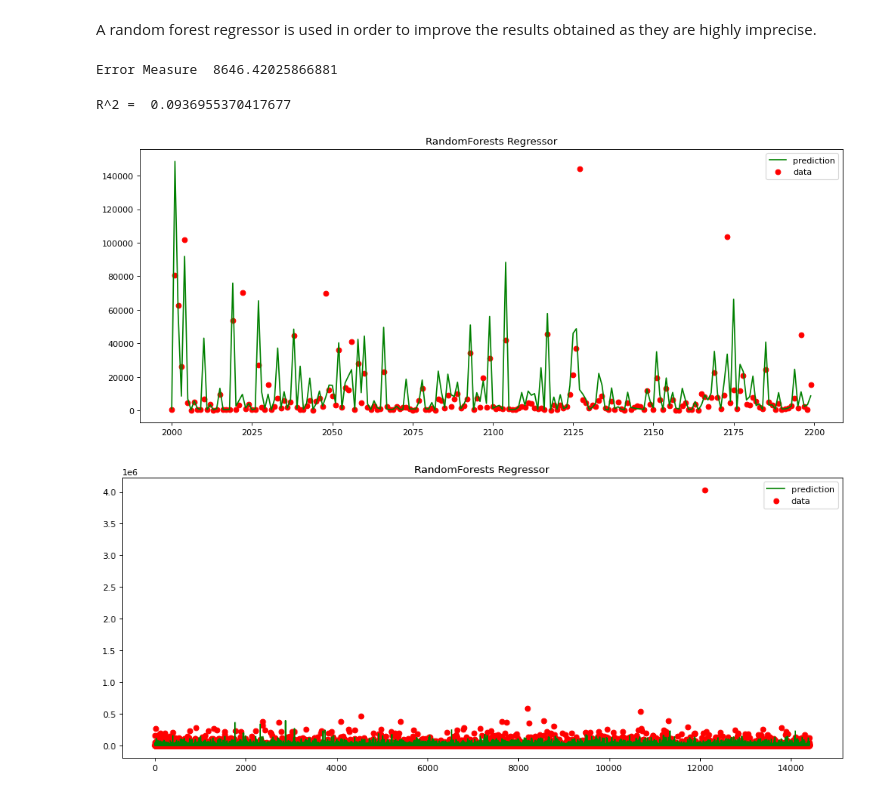
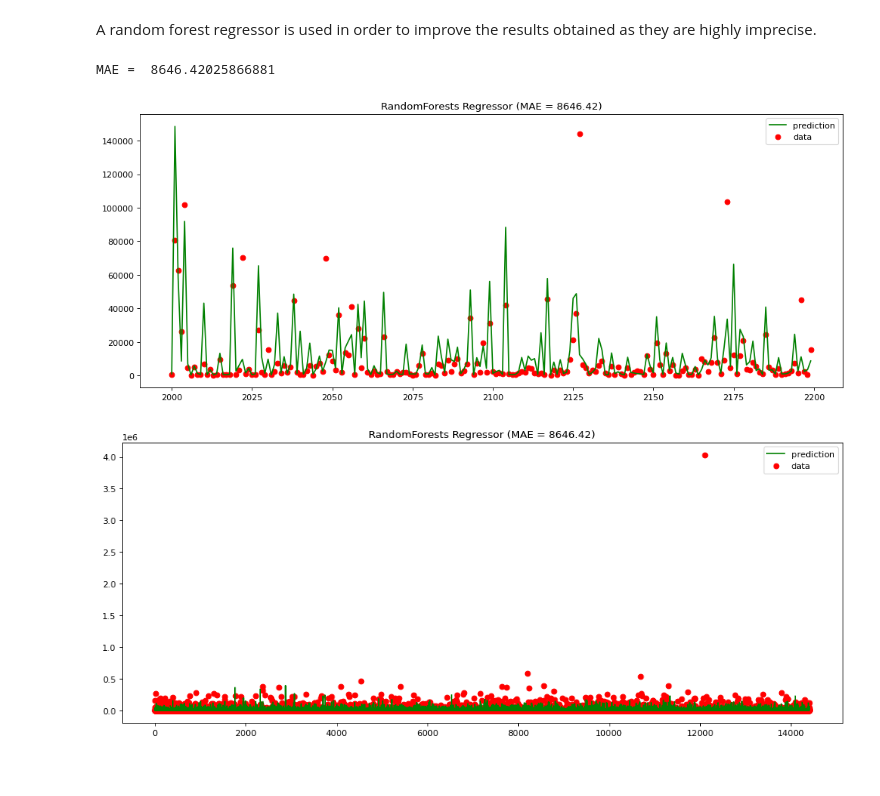
Before and after one commit to IagoGarciaSuarez/MachineLearningTechniques, a Jupyter notebook: ML_Task_3_KNN_DT_RF.ipynb, the cells around one changed output. Cells and saved outputs as stored; diff of their text form; code cells hidden in the pictures.

```diff
--- a/ML_Task_3_KNN_DT_RF.ipynb
+++ b/ML_Task_3_KNN_DT_RF.ipynb
@@ -644,42 +644,37 @@ X_train.reset_index(drop = True, inplace = True)
 X_test.reset_index(drop = True, inplace = True)
 y_train.reset_index(drop = True, inplace = True)
 # %%
-regressor = RandomForestRegressor(n_estimators= 500, max_depth = 55, criterion='mae', random_state=0)
+regressor = RandomForestRegressor(n_estimators= 100, max_depth = 55, criterion='mae', random_state=0)
 regressor.fit(X_train, y_train)
 
 y_pred = regressor.predict(X_test)
 
 mae = mean_absolute_error(y_test,y_pred)
-print ("Error Measure ",  mae)
+print ("MAE = ",  mae)
 # %% [output]
-Error Measure  8646.42025866881
+MAE =  8646.42025866881
-# %%
-r2 = r2_score(y_test, y_pred)
-print("R^2 = ", r2)
-# %% [output]
-R^2 =  0.0936955370417677
 # %%
 figure(figsize=(15, 6), dpi=80)
 
 xx = np.stack(i for i in range(2000, 2200))
 plt.scatter(xx, y_test[2000:2200], c='r', label='data')
 plt.plot(xx, y_pred[2000:2200], c='g', label='prediction')
 plt.axis('tight')
 plt.legend()
-plt.title("RandomForests Regressor (MAE = %6.2f, R^2 = %1.4f)" % (mae, r2))
+plt.title("RandomForests Regressor (MAE = %6.2f)" % (mae))
 
 plt.show()
 
 figure(figsize=(15, 6), dpi=80)
 
 xx = np.stack(i for i in range(len(y_test)))
 plt.scatter(xx, y_test, c='r', label='data')
 plt.plot(xx, y_pred, c='g', label='prediction')
 plt.axis('tight')
 plt.legend()
-plt.title("RandomForests Regressor (MAE = %6.2f, R^2 = %1.4f)" % (mae, r2))
+plt.title("RandomForests Regressor (MAE = %6.2f)" % (mae))
 
 plt.show()
 # %% [output]
-[figure, old version]
+[figure, new version]
-[figure, old version]
+[figure, new version]
```
Also changed, not shown: parts of 8 cells of this notebook.
